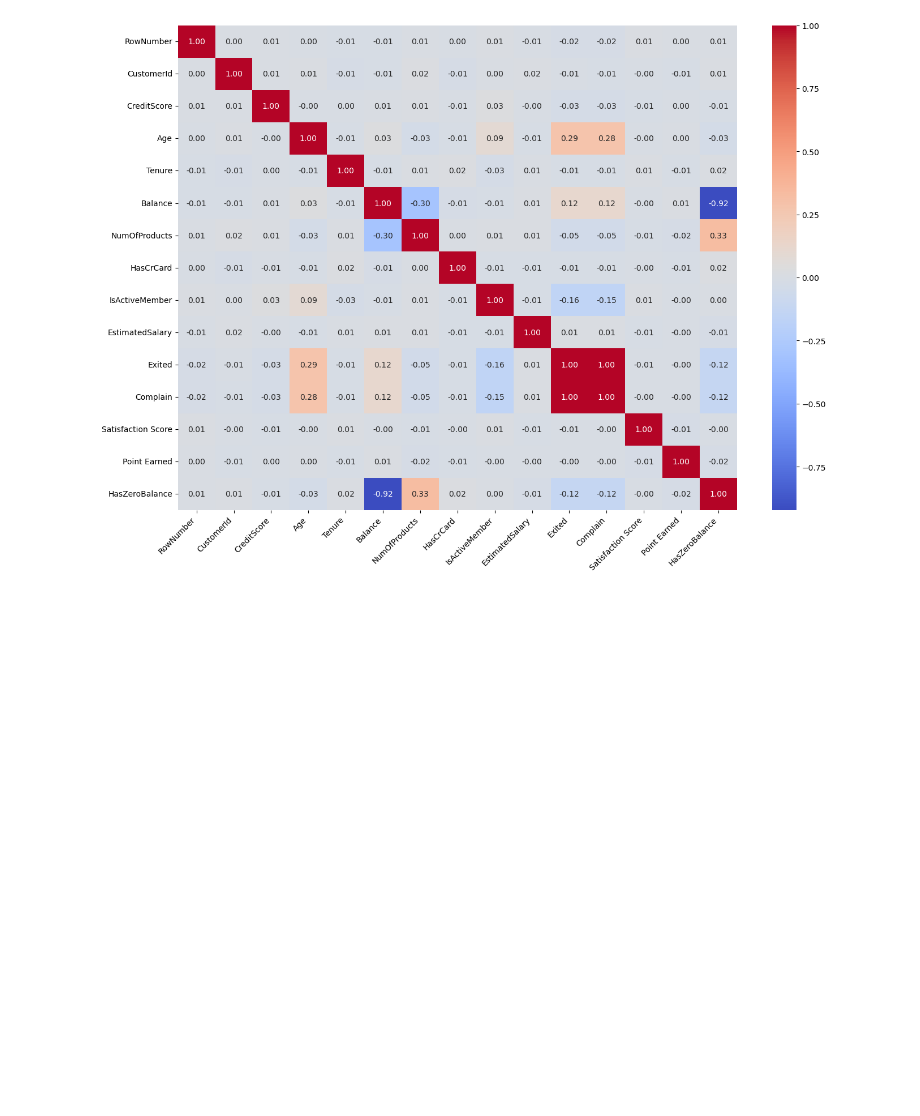
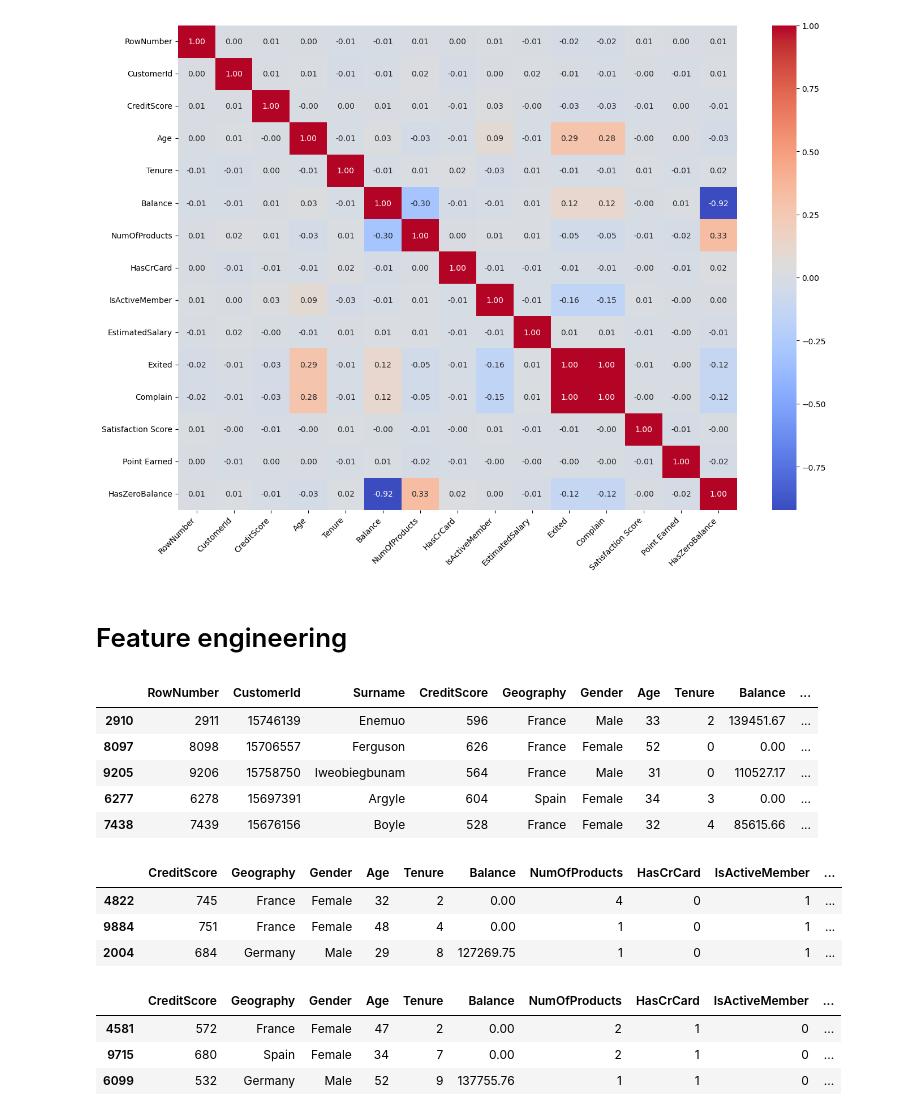
Before and after one commit to xamidovasadbekdev-arch/BankCustomerChurn, a Jupyter notebook: main.ipynb, the cells around one changed output. Saved outputs shown, nothing was run; the diff lists cells and outputs as text; code cells hidden in the pictures; blank space fills up the shorter version.

Commit message:
feature engineering done: encoding and dropping done

```diff
--- a/main.ipynb
+++ b/main.ipynb
@@ -376,3 +376,14 @@ plt.tight_layout()
 plt.show()
 # %% [output]
 [figure]
+# %% [markdown]
+# Feature engineering
+# %%
+df.sample(5)
+# %% [output]
+|  | RowNumber | CustomerId | Surname | CreditScore | Geography | Gender | Age | Tenure | Balance | ... |
+| 2910 | 2911 | 15746139 | Enemuo | 596 | France | Male | 33 | 2 | 139451.67 | ... |
+| 8097 | 8098 | 15706557 | Ferguson | 626 | France | Female | 52 | 0 | 0.00 | ... |
+| 9205 | 9206 | 15758750 | Iweobiegbunam | 564 | France | Male | 31 | 0 | 110527.17 | ... |
+| 6277 | 6278 | 15697391 | Argyle | 604 | Spain | Female | 34 | 3 | 0.00 | ... |
+| 7438 | 7439 | 15676156 | Boyle | 528 | France | Female | 32 | 4 | 85615.66 | ... |
@@ -378,0 +394,7 @@ plt.show()
+# %%
+df.sample(3)
+# %% [output]
+|  | CreditScore | Geography | Gender | Age | Tenure | Balance | NumOfProducts | HasCrCard | IsActiveMember | ... |
+| 4822 | 745 | France | Female | 32 | 2 | 0.00 | 4 | 0 | 1 | ... |
+| 9884 | 751 | France | Female | 48 | 4 | 0.00 | 1 | 0 | 1 | ... |
+| 2004 | 684 | Germany | Male | 29 | 8 | 127269.75 | 1 | 0 | 1 | ... |
@@ -378,0 +404,7 @@ plt.show()
+# %%
+df.sample(3)
+# %% [output]
+|  | CreditScore | Geography | Gender | Age | Tenure | Balance | NumOfProducts | HasCrCard | IsActiveMember | ... |
+| 4581 | 572 | France | Female | 47 | 2 | 0.00 | 2 | 1 | 0 | ... |
+| 9715 | 680 | Spain | Female | 34 | 7 | 0.00 | 2 | 1 | 0 | ... |
+| 6099 | 532 | Germany | Male | 52 | 9 | 137755.76 | 1 | 1 | 0 | ... |
```
Also changed, not shown: parts of 24 cells of this notebook.
